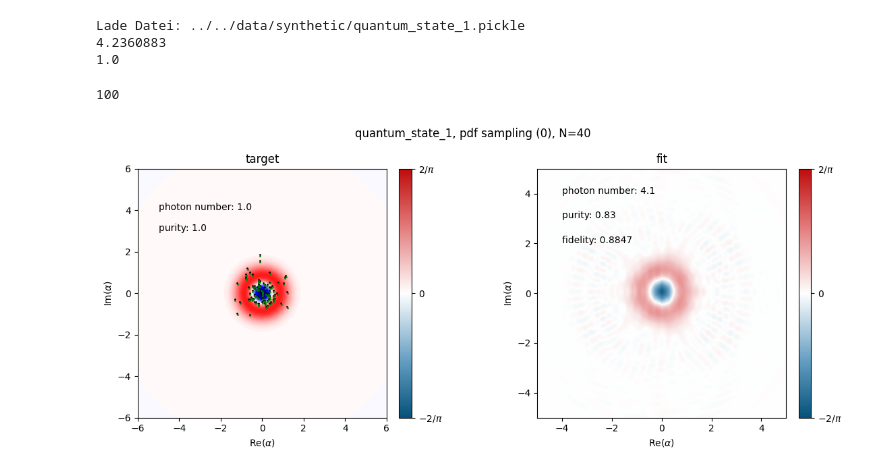
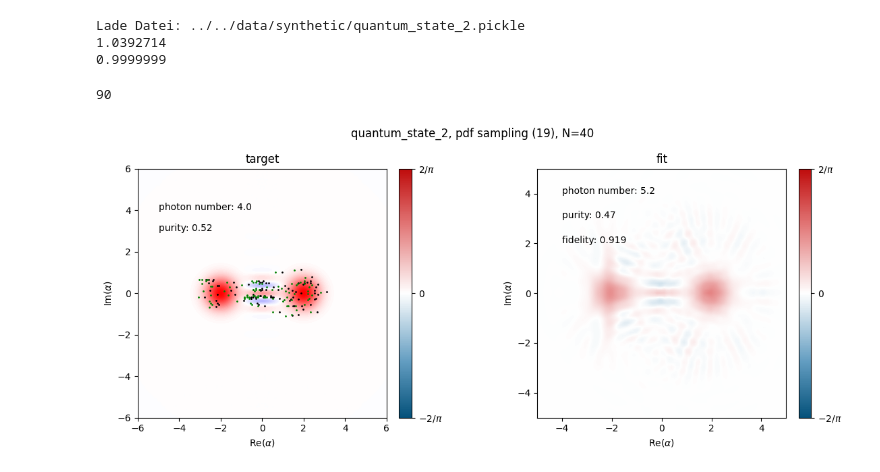
Before and after one commit to Manant02/ETH-Hackathon-2025-AandB, a Jupyter notebook: workspaces/Manuel/TaskB_deliverable.ipynb, the cells around one changed output. Drawn from its saved outputs; the diff is of its cells as text; code cells hidden in the pictures.

Commit message:
some more plots

```diff
--- a/workspaces/Manuel/TaskB_deliverable.ipynb
+++ b/workspaces/Manuel/TaskB_deliverable.ipynb
@@ -340,7 +340,7 @@ N = 40
 ## LOAD A WIGNER FUNCTION
 
 ### Load synthetic quantum state
-state_file_path = "../../data/synthetic/quantum_state_1.pickle"
+state_file_path = "../../data/synthetic/quantum_state_2.pickle"
 target_state = load_state_from_file(state_file_path)
 x_grid, p_grid, w_values = dq.wigner(target_state)
 w_values = np.nan_to_num(w_values, nan=0.0)
@@ -365,14 +365,14 @@ w_values = np.nan_to_num(w_values, nan=0.0)
 # alpha_ks = uniform_displacement_sampling(x_grid, p_grid, w_values, 200, 0.3)
 
 ### Simple Grid
-# alpha_ks = dumb_sampling(nx=15, ny=15, xlims=(-2,2), ylims=(-2,2))
+# alpha_ks = dumb_sampling(nx=10, ny=10, xlims=(-3,3), ylims=(-1,1))
 
 ### Thresholded sampling
 # alpha_ks = threshold_sampling(x_grid, p_grid, w_values, 100, 0.2)
 
 ### Probability distribution sampling
 pdf = np.abs(w_values)**8 + np.abs(np.gradient(w_values)[0])**2 + np.abs(np.gradient(w_values)[1])**2
-alpha_ks = pdf_sampling(p_grid, x_grid, pdf, 100)
+alpha_ks = pdf_sampling(p_grid, x_grid, pdf, 90)
 
 
 ## GET MEASUREMENT PROBAILITIES AND OPERATORS
@@ -385,14 +385,14 @@ Eks = get_measurement_operators(N, centered_alpha_ks)
 fitted_state = fit_density_matrix(wks, Eks, N)
 corrected_fitted_state = state_translation(fitted_state, 50, shift_vector[0], shift_vector[1])
 # %% [output]
-Lade Datei: ../../data/synthetic/quantum_state_1.pickle
-4.2360883
-1.0
+Lade Datei: ../../data/synthetic/quantum_state_2.pickle
+1.0392714
+0.9999999
-100
+90
 # %%
 # PLOT RESULTS
 
-title = "quantum_state_1, pdf sampling (0)"
+title = "quantum_state_2, pdf sampling (19)"
 # title = "noisy_state_12, pdf sampling (0)"
 # title = "experimental cat_minus, pdf sampling (0)"
 
@@ -405,8 +405,8 @@ number_op = dq.number(N)
 number_op50 = dq.number(50)
 target_photon_number = dq.expect(number_op50, target_state).real
 fitted_photon_number = dq.expect(number_op50, fitted_state).real
-target_purity = dq.trace(target_state**2).real
-fitted_purity = dq.trace(fitted_state**2).real
+target_purity = dq.trace(target_state@target_state).real
+fitted_purity = dq.trace(fitted_state@fitted_state).real
 
 alpha_xs = [a[0].item() for a in alpha_ks]
 alpha_ys = [a[1].item() for a in alpha_ks]
@@ -422,31 +422,31 @@ levels = np.linspace(-2/np.pi, 2/np.pi, 100)
 # fig.colorbar(im)
 dq.plot.wigner(target_state, ax=axs[0])
 
 im = plot_wigner(x_grid, p_grid, w_values, axs[0])
 # fig.colorbar(im)
 axs[0].scatter(alpha_xs, alpha_ys, s=1, c='k', marker='o')
 axs[0].scatter(centered_alpha_xs, centered_alpha_ys, s=1, c='g', marker='o')
 axs[0].set_title("target")
 axs[0].annotate(f"photon number: {target_photon_number:.2}", (-5,4))
 axs[0].annotate(f"purity: {target_purity:.2}", (-5,3))
 
 
 # im = axs[1].contourf(x_grid, p_grid, w_values, levels=levels, cmap='seismic', vmax=2/np.pi, vmin=-2/np.pi)
 
 dq.plot.wigner(fitted_state, ax=axs[1])
 
 axs[1].set_title("fit")
 axs[1].annotate(f"photon number: {fitted_photon_number:.2}", (-4,4))
 axs[1].annotate(f"purity: {fitted_purity:.2}", (-4,3))
 axs[1].annotate(f"fidelity: {fidelity:.4}", (-4,2))
 
 
 for ax in axs:
     ax.set_xlabel("Re($\\alpha$)")
     ax.set_ylabel("Im($\\alpha$)")
 
 fig.suptitle(f"{title}, N={N}")
 fig.tight_layout()
 fig.savefig(f"fidelity_plots/{title}.png")
 # %% [output]
-[figure, old version]
+[figure, new version]
```
Also changed, not shown: 26 other files.
